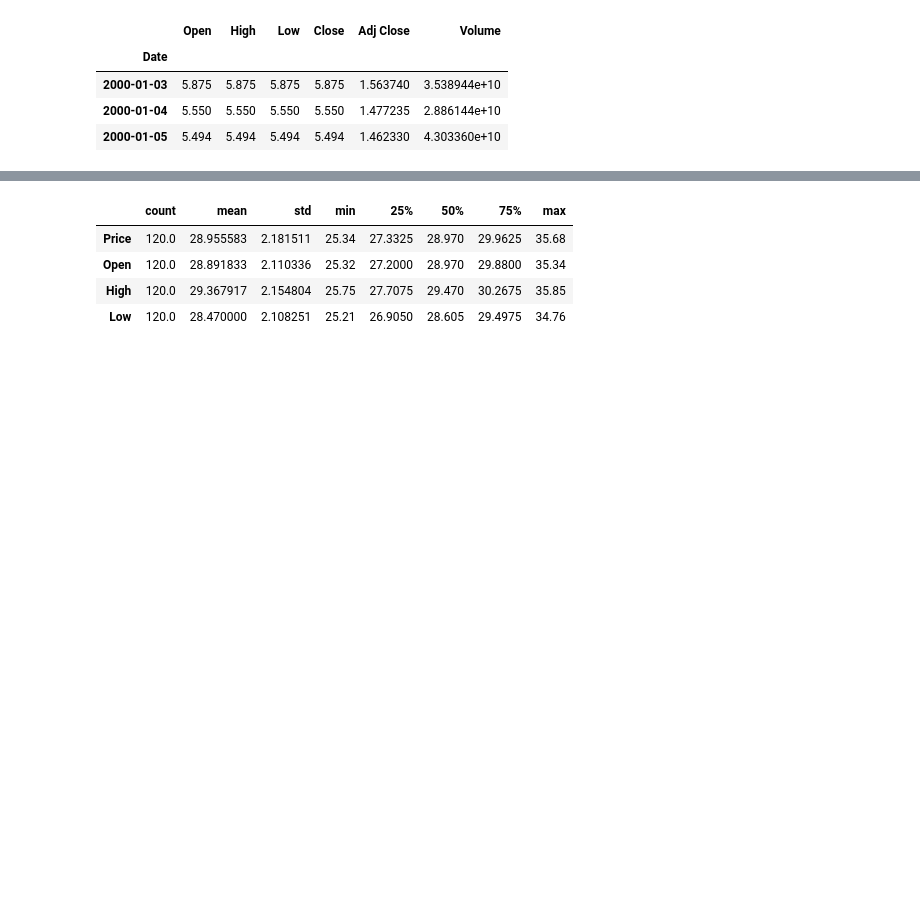
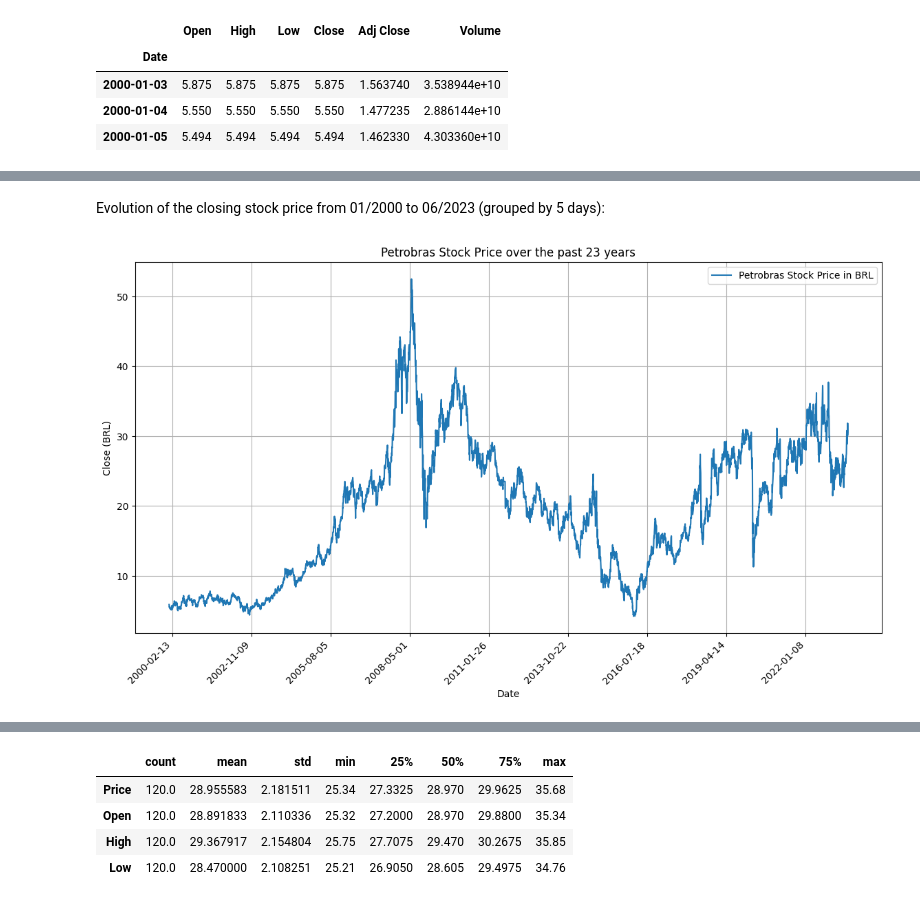
Before and after one commit to up841068/petropredict, a Jupyter notebook: PBR_predictive_model/notebooks/predictions.ipynb, the cells around one changed output, grey strips where cells are left out. Drawn from its saved outputs; the diff is of its cells as text; code cells hidden in the pictures; blank space fills up the shorter version.

```diff
--- a/PBR_predictive_model/notebooks/predictions.ipynb
+++ b/PBR_predictive_model/notebooks/predictions.ipynb
@@ -33,0 +46,13 @@ df.head(3)
+# %% [markdown]
+Evolution of the closing stock price from 01/2000 to 06/2023 (grouped by 5 days):
+# %%
+plt.figure(figsize=(14,7))
+sns.lineplot(x=df.index, y=df['Close'], label='Petrobras Stock Price in BRL')
+plt.ylabel('Close (BRL)')
+plt.title('Petrobras Stock Price over the past 23 years')
+plt.xticks(rotation=45, ha='right')
+plt.gca().xaxis.set_major_locator(plt.MaxNLocator(10))
+plt.legend()
+plt.grid(True)
+# %% [output]
+[figure, added]
```
Also changed, not shown: parts of 16 cells of this notebook, 2 other files.
